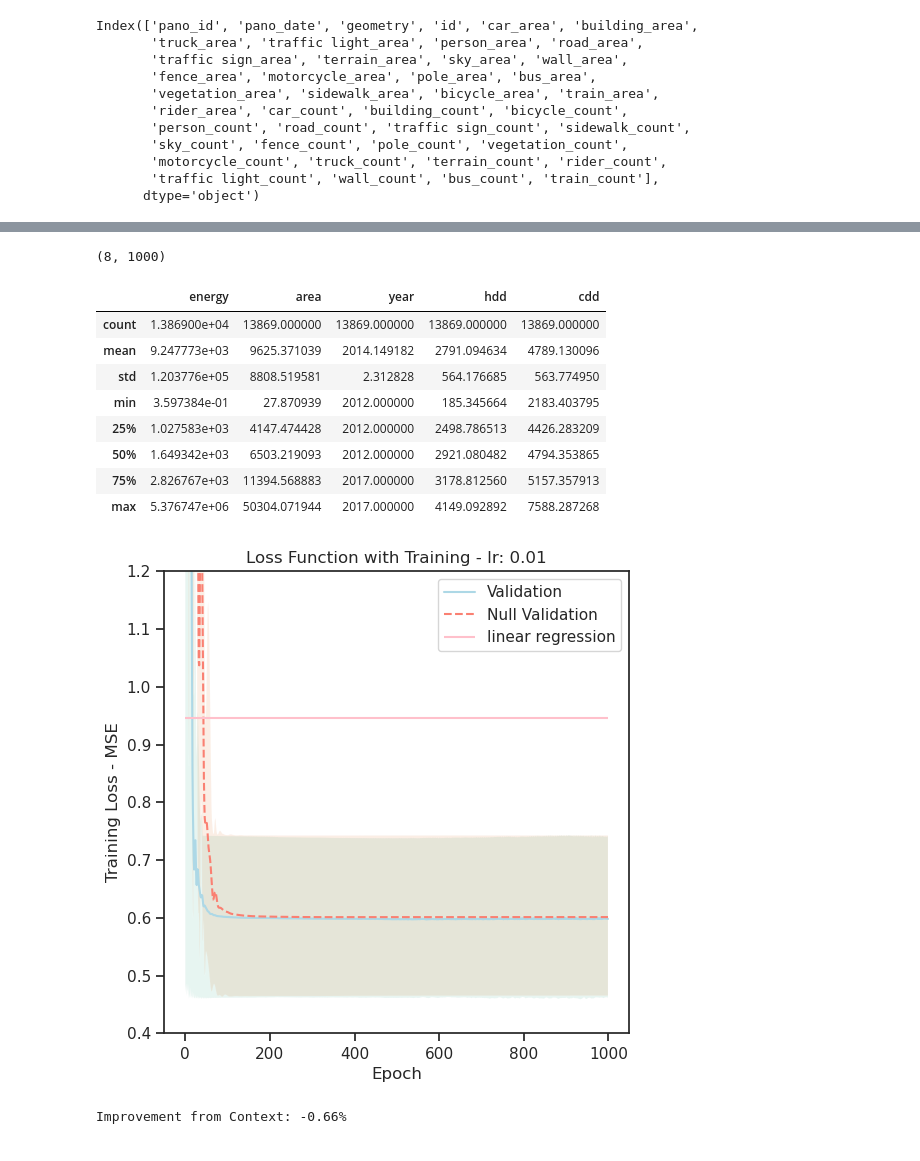
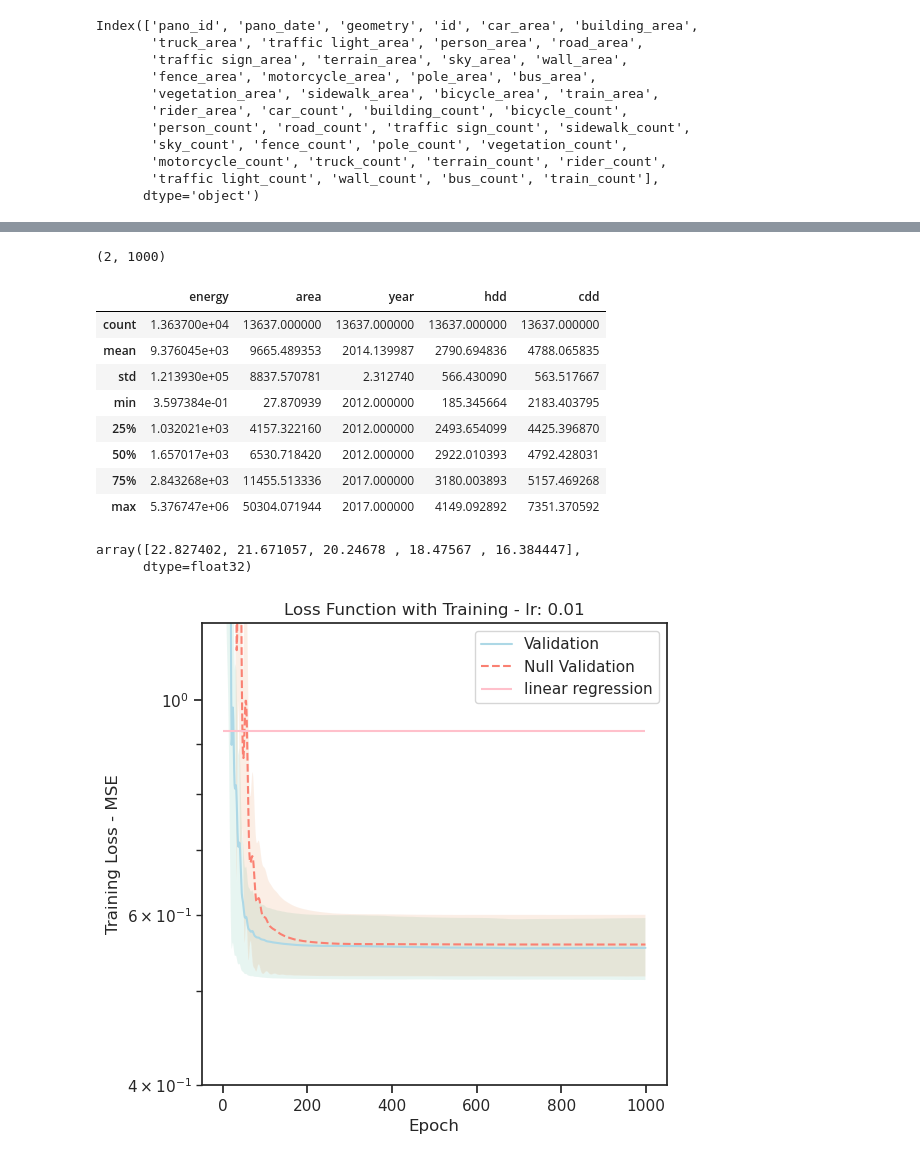
Before and after one commit to trdougherty/GRIDS, a Jupyter notebook: p1_generalbenefits.ipynb, the cells around one changed output, grey strips where cells are left out. Saved outputs shown, nothing was run; the diff lists cells and outputs as text; code cells hidden in the pictures.

```diff
--- a/p1_generalbenefits.ipynb
+++ b/p1_generalbenefits.ipynb
@@ -45,19 +61,18 @@ os.makedirs(results_dir, exist_ok=True)
 config = {
     "custom_optimizer": torch.optim.Adam,
     "lr" : 0.01,
-    'epochs': 3000,
+    'epochs': 100,
     'linear_layers': 2,
     'hidden_channels': 8,
     'dropout': 0.5,
-    'test-percent': 30,
-    'building_buffer': 300,
-    'neighbor_radius': 150,
-    'n_cv': 8,
+    'test-percent': 15,
+    'building_buffer': 200,
+    'neighbor_radius': 100,
+    'n_cv': 2,
     'cv_size': 600,
-    'test-percent': 12,
     'graph_outchannels': 2,
     'graph_layers':1,
-    'graph_heads':2
+    'graph_heads':1
 }
 # %%
 f = open(os.path.join(results_dir, 'config_settings.txt'), "w")
@@ -503,7 +518,7 @@ null_training_tensor, null_validation_tensor = crossvalidation(
 # %%
 null_validation_tensor.shape
 # %% [output]
-(8, 1000)
+(2, 1000)
 # %%
 from src.model import CustomGAT
 
@@ -534,14 +549,14 @@ graph_training_tensor, graph_validation_tensor = crossvalidation(
 g1a['footprints'].describe()
 # %% [output]
 |  | energy | area | year | hdd | cdd |
-| count | 1.386900e+04 | 13869.000000 | 13869.000000 | 13869.000000 | 13869.000000 |
-| mean | 9.247773e+03 | 9625.371039 | 2014.149182 | 2791.094634 | 4789.130096 |
-| std | 1.203776e+05 | 8808.519581 | 2.312828 | 564.176685 | 563.774950 |
+| count | 1.363700e+04 | 13637.000000 | 13637.000000 | 13637.000000 | 13637.000000 |
+| mean | 9.376045e+03 | 9665.489353 | 2014.139987 | 2790.694836 | 4788.065835 |
+| std | 1.213930e+05 | 8837.570781 | 2.312740 | 566.430090 | 563.517667 |
 | min | 3.597384e-01 | 27.870939 | 2012.000000 | 185.345664 | 2183.403795 |
-| 25% | 1.027583e+03 | 4147.474428 | 2012.000000 | 2498.786513 | 4426.283209 |
-| 50% | 1.649342e+03 | 6503.219093 | 2012.000000 | 2921.080482 | 4794.353865 |
-| 75% | 2.826767e+03 | 11394.568883 | 2017.000000 | 3178.812560 | 5157.357913 |
-| max | 5.376747e+06 | 50304.071944 | 2017.000000 | 4149.092892 | 7588.287268 |
+| 25% | 1.032021e+03 | 4157.322160 | 2012.000000 | 2493.654099 | 4425.396870 |
+| 50% | 1.657017e+03 | 6530.718420 | 2012.000000 | 2922.010393 | 4792.428031 |
+| 75% | 2.843268e+03 | 11455.513336 | 2017.000000 | 3180.003893 | 5157.469268 |
+| max | 5.376747e+06 | 50304.071944 | 2017.000000 | 4149.092892 | 7351.370592 |
 # %%
 # g1a['footprints'].explore('energy', control_scale=True)
 # %%
@@ -566,38 +581,41 @@ std_vl = graph_validation_tensor.std(axis=0)
 # plt.ylim((0.55,0.65))
 
 # plt.show()
+# %%
+mean_vl[:5]
+# %% [output]
+array([22.827402, 21.671057, 20.24678 , 18.47567 , 16.384447],
+      dtype=float32)
 # %%
 domain = np.arange(0, config['epochs'])
 plt.figure(figsize=(6, 6), dpi=100)
 
 # plt.plot(domain, mean_tl, label="Training")
 plt.plot(domain, mean_vl, label="Validation", color="lightblue")
 plt.fill_between(domain, upper_vl, lower_vl, alpha=0.1)
 
 # plt.plot(domain, null_mean_tl, label="Null Training", color="indianred", linestyle='dashed')
 plt.plot(domain, null_mean_vl, label="Null Validation", color="salmon", linestyle='dashed')
 plt.fill_between(domain, nullupper_vl, nulllower_vl, alpha=0.1)
 
 plt.hlines(valmean[0], min(domain), max(domain), color='pink', label="linear regression")
 
 plt.title(f"Loss Function with Training - lr: {config['lr']}")
 
 plt.xlabel("Epoch")
 plt.ylabel("Training Loss - MSE")
 plt.legend()
 
-# plt.yscale("log")
+plt.yscale("log")
 plt.ylim((0.4,1.2))
 
 plt.savefig(os.path.join(results_dir, 'model_comparison.png'), bbox_inches="tight")
 plt.show()
 # %% [output]
-[figure, old version]
+[figure, new version]
 # %%
 graph_improvement = (min(mean_vl) - min(null_mean_vl)) / min(null_mean_vl)
 print("Improvement from Context: {:0.2f}%".format(100*graph_improvement))
-# %% [output]
-Improvement from Context: -0.66%
 # %%
 # now examining how this may generalize
 model.eval()
```
Also changed, not shown: parts of 26 cells of this notebook.
